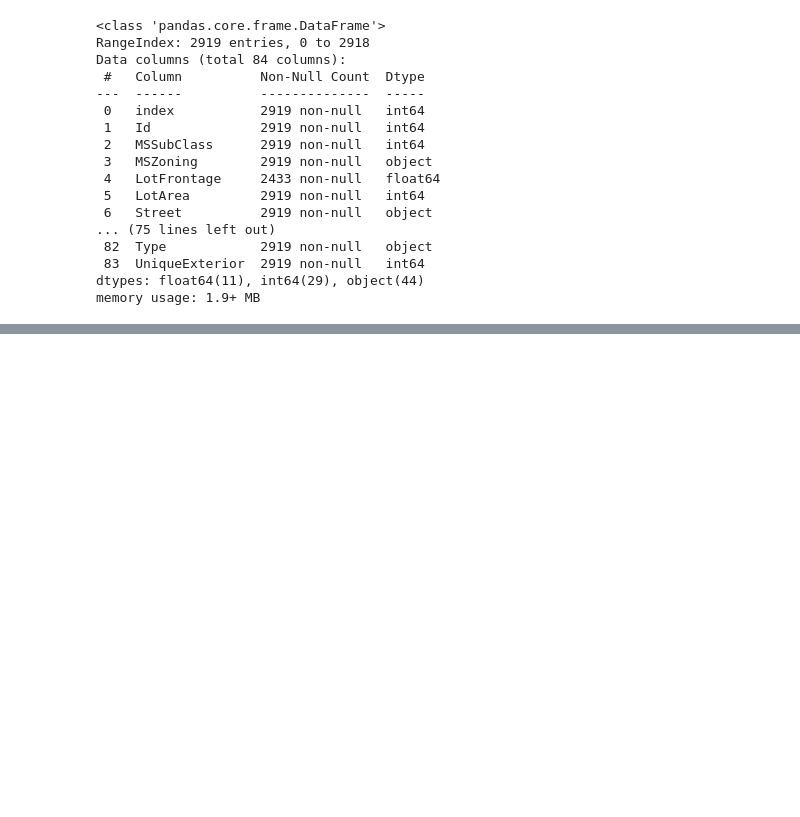
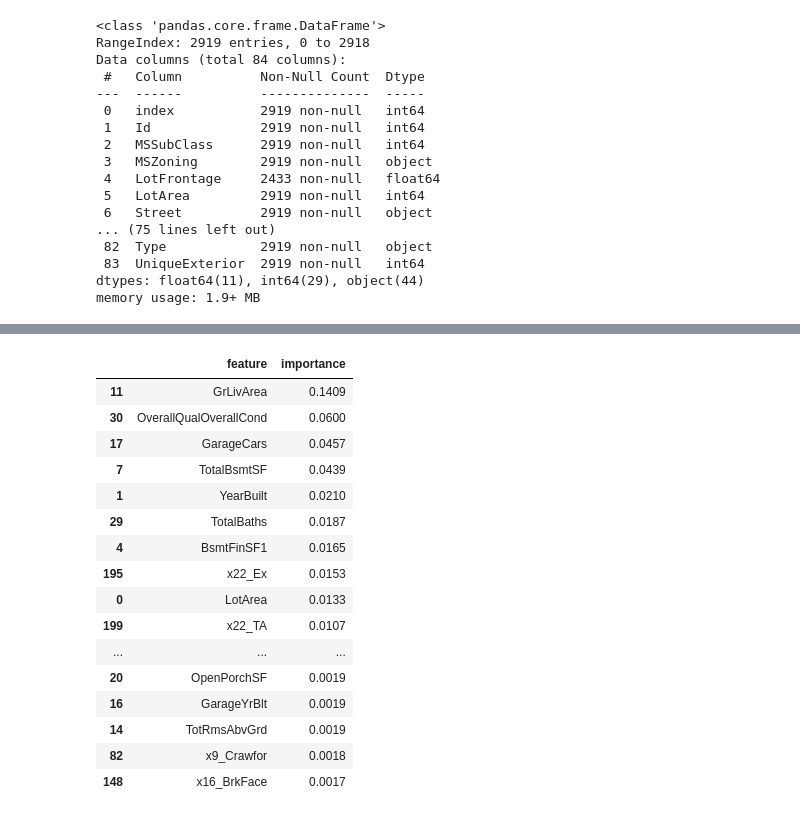
Before and after one commit to ArturoCRodriguez/kaggle_house_prices, a Jupyter notebook: house_pricing_v2.ipynb, the cells around one changed output, grey strips where cells are left out. Cells and saved outputs as stored; diff of their text form; code cells hidden in the pictures; blank space fills up the shorter version.

```diff
--- a/house_pricing_v2.ipynb
+++ b/house_pricing_v2.ipynb
@@ -438,0 +494,6 @@ drop_features = ['index','Id','Type']
+# %%
+train = all_data_prep.loc[all_data_prep.Type == 0,:]
+test = all_data_prep.loc[all_data_prep.Type == 1,:]
+test_prepared = test.drop(['SalePrice','Type'],axis=1)
+X = train.drop(['SalePrice','Type'],axis=1)
+y = train['SalePrice']
@@ -438,0 +536,8 @@ drop_features = ['index','Id','Type']
+# %%
+clf = XGBRegressor(objective="reg:squarederror")
+params = [{"max_depth":[3,5,7],"estimators":[3,5,10,20,50], "lambda":[1,1.5,2], "min_child_weight":[0.5,1,1.5]}]
+# params = [{"C":[100090,100420,100030,100040],"epsilon":[6,7,9,10,40,200], "degree":[2,3] }]
+grid = GridSearchCV(clf,params,scoring="neg_mean_squared_log_error", cv=6, verbose=1,n_jobs=-1)
+grid.fit(X,y)
+clf_best = grid.best_estimator_
+print("Best: {} | Error: {}".format(grid.best_params_, math.sqrt(-1*grid.best_score_.mean())))
@@ -438,0 +553,22 @@ drop_features = ['index','Id','Type']
+# %%
+r = permutation_importance(clf_best,X, y, n_repeats=20, random_state=42, n_jobs=-1)
+feature_importance = pd.DataFrame({"feature": X.columns, "importance":map(lambda x: round(x,4),r.importances_mean)}).sort_values(by='importance',ascending=False)
+feature_importance.loc[feature_importance.importance > 0.0015]
+# %% [output]
+|  | feature | importance |
+| 11 | GrLivArea | 0.1409 |
+| 30 | OverallQualOverallCond | 0.0600 |
+| 17 | GarageCars | 0.0457 |
+| 7 | TotalBsmtSF | 0.0439 |
+| 1 | YearBuilt | 0.0210 |
+| 29 | TotalBaths | 0.0187 |
+| 4 | BsmtFinSF1 | 0.0165 |
+| 195 | x22_Ex | 0.0153 |
+| 0 | LotArea | 0.0133 |
+| 199 | x22_TA | 0.0107 |
+| ... | ... | ... |
+| 20 | OpenPorchSF | 0.0019 |
+| 16 | GarageYrBlt | 0.0019 |
+| 14 | TotRmsAbvGrd | 0.0019 |
+| 82 | x9_Crawfor | 0.0018 |
+| 148 | x16_BrkFace | 0.0017 |
```
Also changed, not shown: parts of 14 cells of this notebook, 6 other files.
